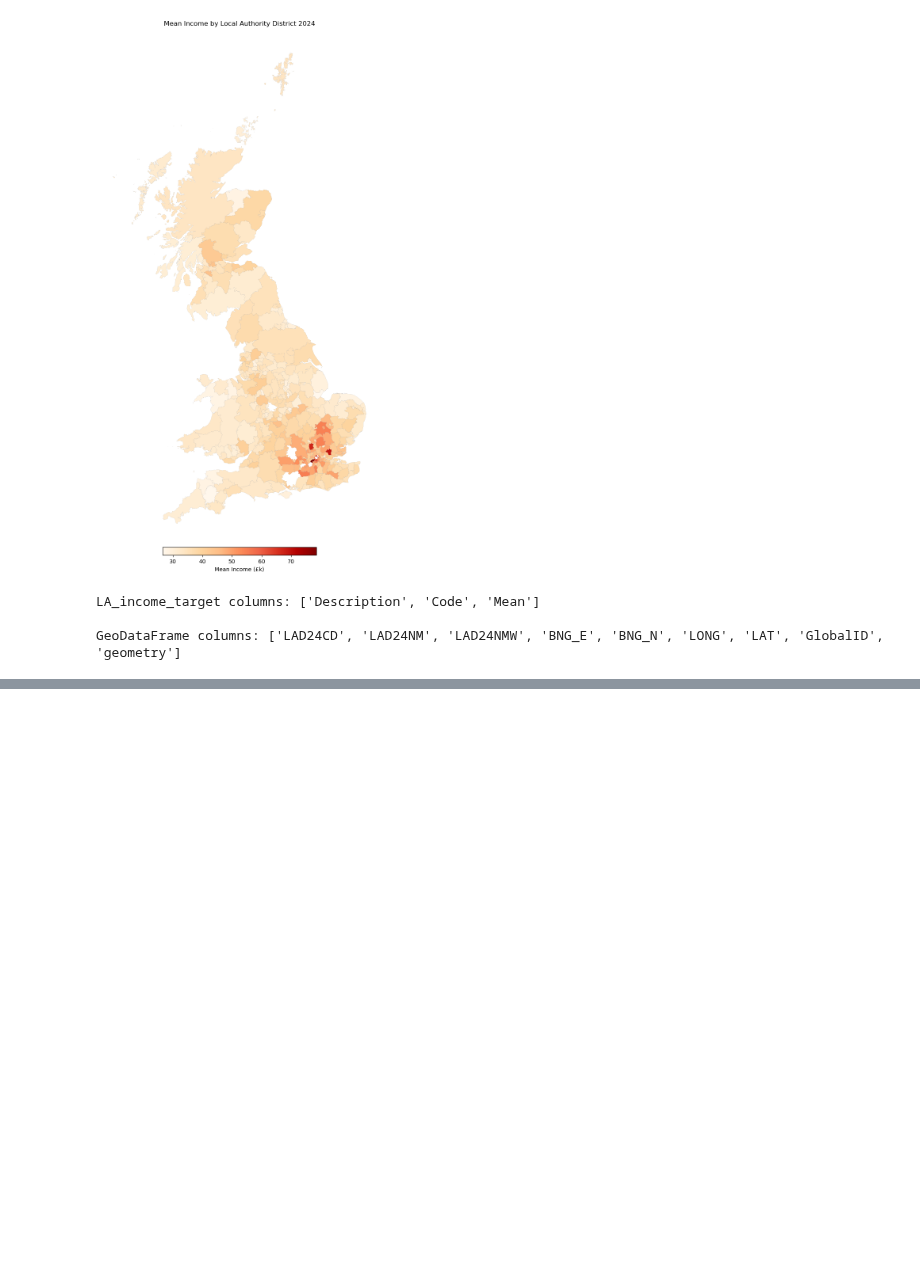
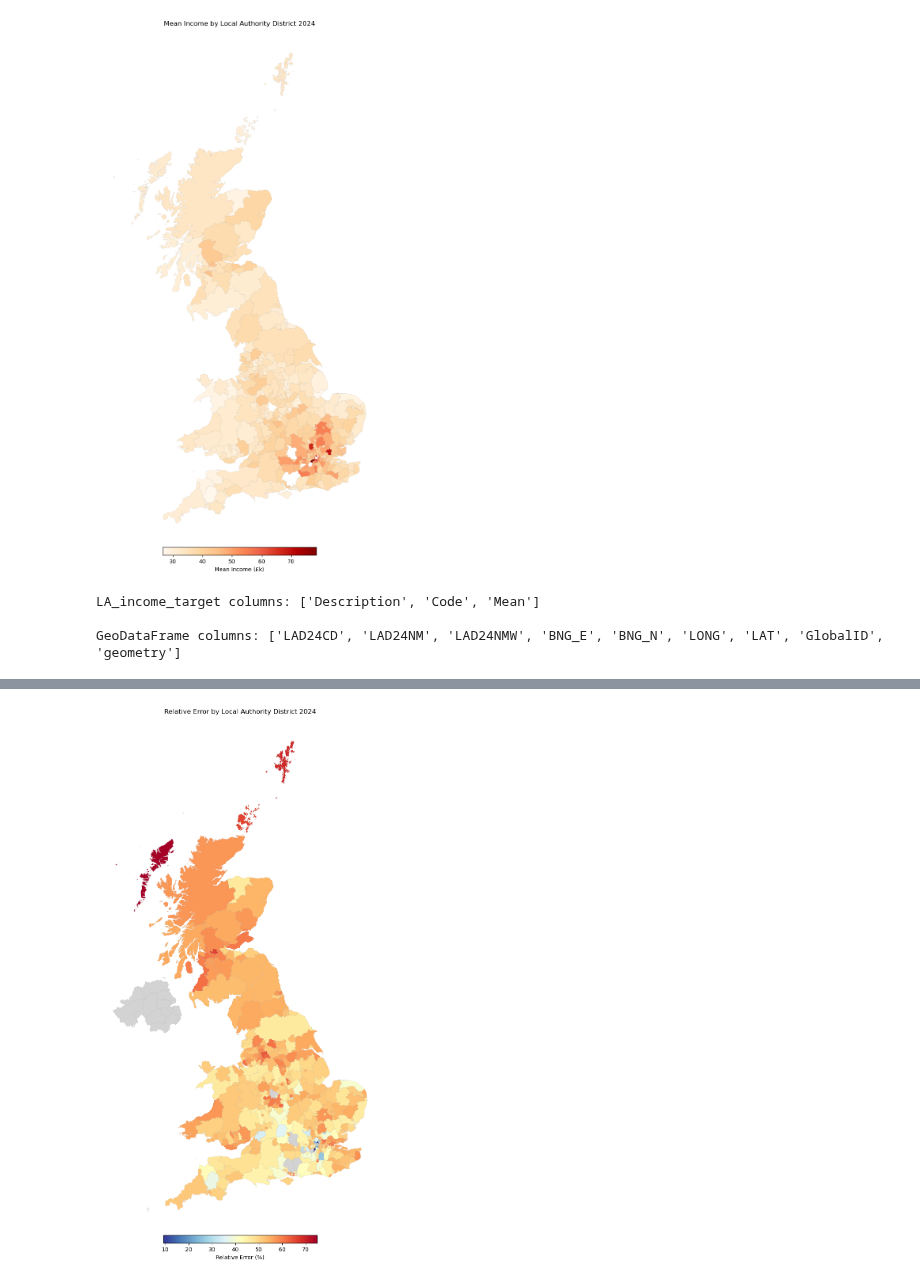
Before and after one commit to PolicyEngine/uk-local-area-calibration, a Jupyter notebook: local_authority/Local_Authority_example.ipynb, the cells around one changed output, grey strips where cells are left out. Drawn from its saved outputs; the diff is of its cells as text; code cells hidden in the pictures; blank space fills up the shorter version.

```diff
--- a/local_authority/Local_Authority_example.ipynb
+++ b/local_authority/Local_Authority_example.ipynb
@@ -170,0 +247,78 @@ GeoDataFrame columns: ['LAD24CD', 'LAD24NM', 'LAD24NMW', 'BNG_E', 'BNG_N', 'LONG
+# %%
+import zipfile
+import os
+import geopandas as gpd
+import matplotlib.pyplot as plt
+import numpy as np
+
+# Path to the zip file
+zip_file_path = "Local_Authority_2024_Boundaries.zip"
+
+# Extract the zip file
+extracted_folder = "extracted_shapefile"
+with zipfile.ZipFile(zip_file_path, 'r') as zip_ref:
+    zip_ref.extractall(extracted_folder)
+
+# Find the .shp file in the extracted folder
+shapefile_path = None
+for root, dirs, files in os.walk(extracted_folder):
+    for file in files:
+        if file.endswith(".shp"):
+            shapefile_path = os.path.join(root, file)
+
+if shapefile_path:
+    # Load the shapefile
+    gdf = gpd.read_file(shapefile_path)
+
+    # Define missing regions
+    missing_regions = {'N09000004', 'N09000005', 'N09000007', 'N09000011',
+                      'N09000006', 'N09000002', 'N09000008', 'N09000009',
+                      'N09000010', 'N09000001', 'N09000003'}
+
+    # Convert Mean to numeric if not already done
+    LA_income_target['Mean'] = pd.to_numeric(LA_income_target['Mean'].replace('[\$,]', '', regex=True), errors='coerce')
+
+    # Prepare data for merging
+    LA_income_target_copy = LA_income_target.copy()
+    lad_data_copy = lad_data.copy()
+
+    # Calculate relative error
+    merged_data = pd.merge(LA_income_target_copy, lad_data_copy,
+                          left_on='Code', right_on='LAD24CD', how='inner')
+    merged_data['relative_error'] = np.abs(merged_data['Mean'] - merged_data['income']) / merged_data['Mean'] * 100
+
+    # Merge with geographical data
+    merged_gdf = gdf.merge(merged_data[['LAD24CD', 'relative_error']],
+                          on='LAD24CD', how='left')
+
+    # Mark the specified regions as missing
+    merged_gdf.loc[merged_gdf['LAD24CD'].isin(missing_regions), 'relative_error'] = np.nan
+
+    # Plot the heatmap
+    fig, ax = plt.subplots(1, 1, figsize=(10, 20))
+    merged_gdf.plot(
+        column='relative_error',
+        cmap='RdYlBu_r',  # Red (high error) to Blue (low error)
+        linewidth=0.08,
+        ax=ax,
+        edgecolor='0.5',
+        legend=True,
+        missing_kwds={'color': 'lightgrey'},  # Color for missing regions
+        legend_kwds={
+            'orientation': 'horizontal',
+            'shrink': 0.5,
+            'pad': 0.0,
+            'label': 'Relative Error (%)'
+        }
+    )
+    ax.axis('off')
+    plt.title("Relative Error by Local Authority District 2024")
+
+    plt.show()
+
+    # Optional: Save the plot
+    # plt.savefig('relative_error_map_2024.png', dpi=300, bbox_inches='tight')
+else:
+    print("No shapefile (.shp) found in the ZIP archive.")
+# %% [output]
+[figure, added]
```
Also changed, not shown: parts of 2 cells of this notebook.
